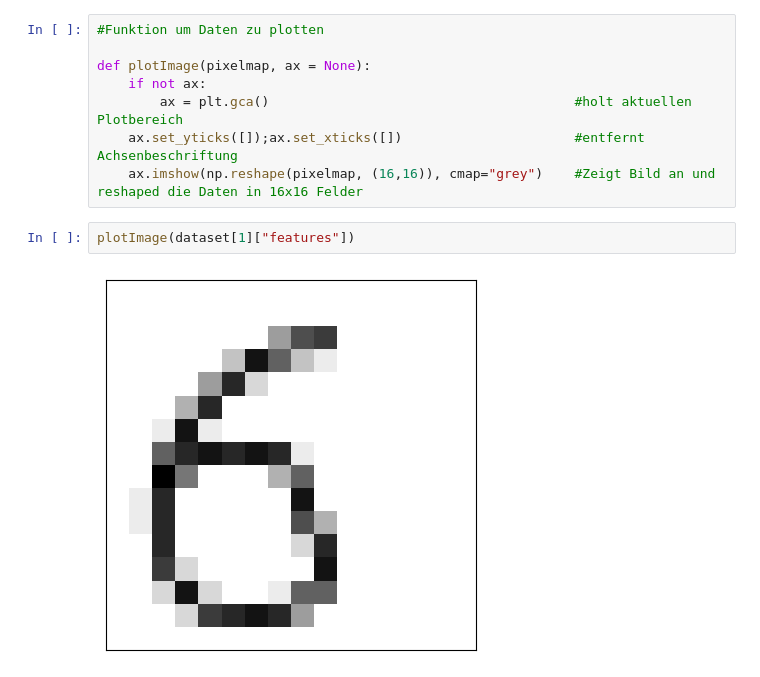
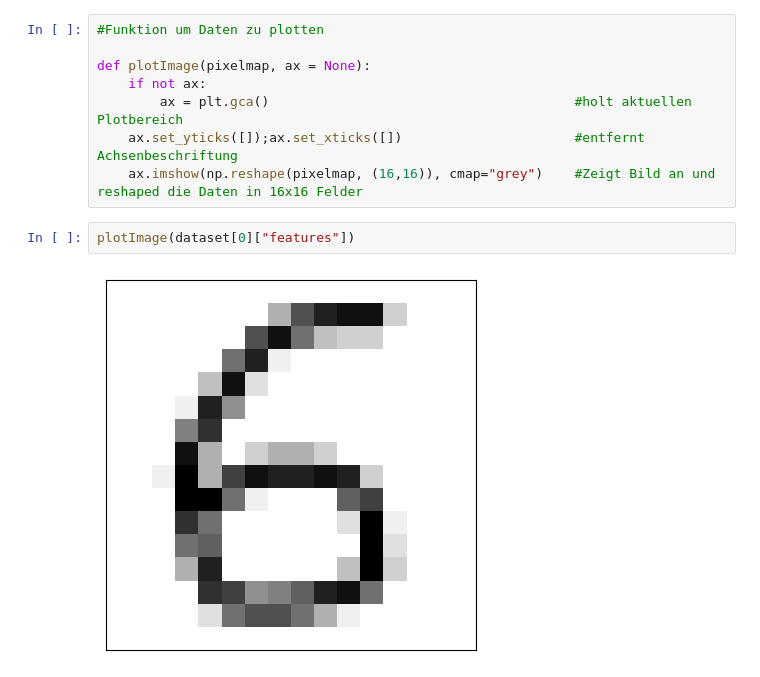
Before and after one commit to Jonas-11-1/Handschrift-KI, a Jupyter notebook: main scripts/digits_input.ipynb, the cells around one changed output. Saved outputs shown, nothing was run; the diff lists cells and outputs as text.

```diff
--- a/main scripts/digits_input.ipynb
+++ b/main scripts/digits_input.ipynb
@@ -160,9 +158,9 @@ def plotImage(pixelmap, ax = None):
     ax.set_yticks([]);ax.set_xticks([])                      #entfernt Achsenbeschriftung
     ax.imshow(np.reshape(pixelmap, (16,16)), cmap="grey")    #Zeigt Bild an und reshaped die Daten in 16x16 Felder
 # %%
-plotImage(dataset[1]["features"])
+plotImage(dataset[0]["features"])
 # %% [output]
-[figure, old version]
+[figure, new version]
 # %%
 print(dataset)
 # %% [output]
```
Also changed, not shown: parts of 2 cells of this notebook, 1 other file.
